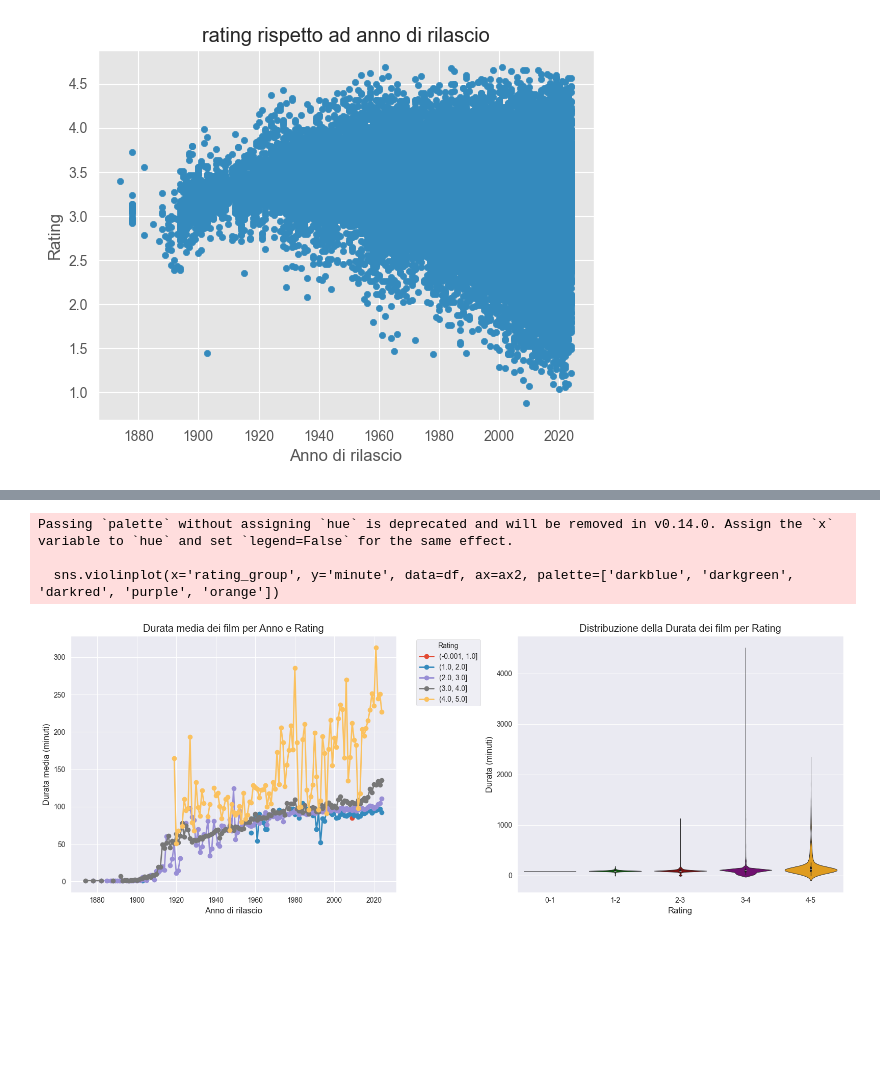
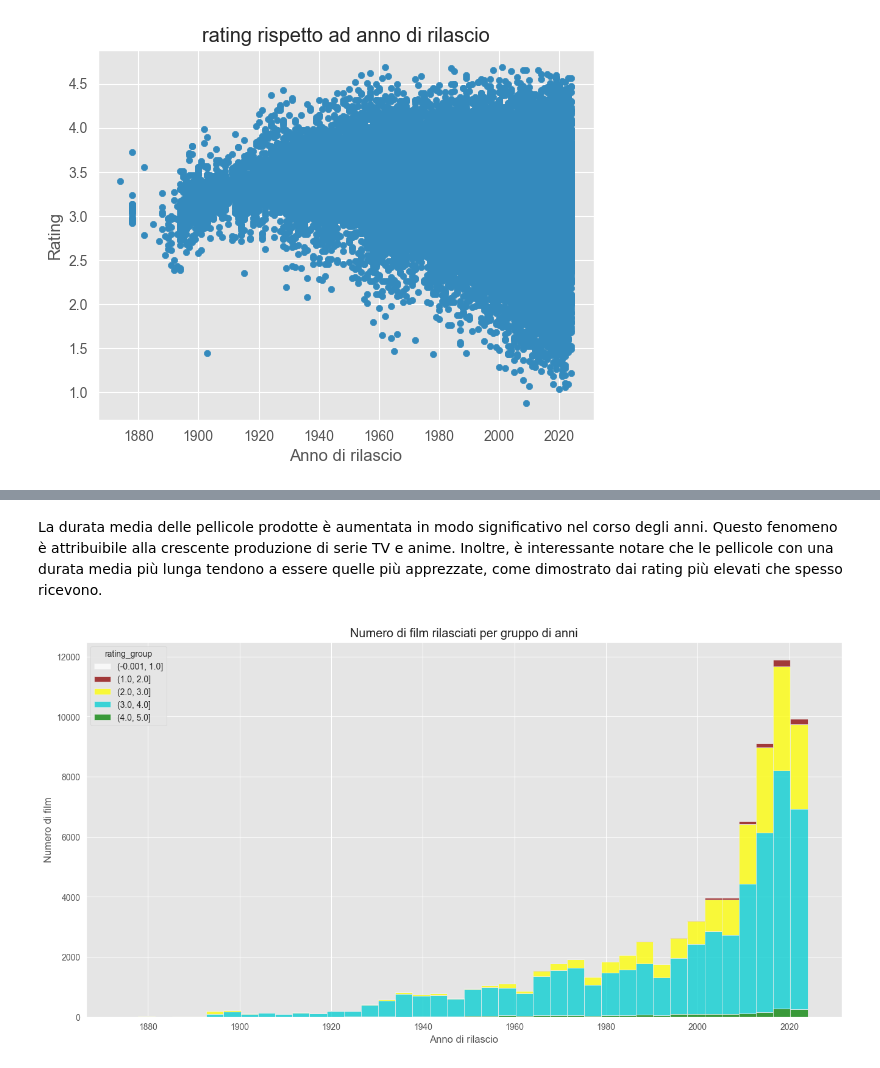
Before and after one commit to Matt1aLibera/Prog_IUM_TWEB, a Jupyter notebook: solutions/IUM/MattiaLiberatoreIUMSolution.ipynb, the cells around one changed output, grey strips where cells are left out. Cells and saved outputs as stored; diff of their text form; code cells hidden in the pictures; blank space fills up the shorter version.

Commit message:
more data analysis

```diff
--- a/solutions/IUM/MattiaLiberatoreIUMSolution.ipynb
+++ b/solutions/IUM/MattiaLiberatoreIUMSolution.ipynb
@@ -445,29 +365,34 @@ plt.show()
-# %%
-# Crea gli intervalli di rating
-df['rating_group'] = pd.cut(df['rating'], bins=[0, 1, 2, 3, 4, 5], include_lowest=True)
-
-# Crea una figura con due subplot affiancati
-fig, (ax1, ax2) = plt.subplots(1, 2, figsize=(16, 6))
-
-# Grafico a linee per la durata media
-df_avg = df.groupby(['release_year', 'rating_group'], observed=True)['minute'].mean().unstack()
-df_avg.plot(kind='line', ax=ax1, marker='o', linestyle='-', linewidth=2)
-ax1.set_xlabel('Anno di rilascio')
-ax1.set_ylabel('Durata media (minuti)')
-ax1.set_title('Durata media dei film per Anno e Rating')
-ax1.legend(title='Rating', bbox_to_anchor=(1.05, 1), loc='upper left')
-
-# Violin plot per la distribuzione della durata dei film per rating
-sns.violinplot(x='rating_group', y='minute', data=df, ax=ax2, palette=['darkblue', 'darkgreen', 'darkred', 'purple', 'orange'])
-ax2.set_xlabel('Rating')
-ax2.set_ylabel('Durata (minuti)')
-ax2.set_title('Distribuzione della Durata dei film per Rating')
-ax2.set_xticklabels(['0-1', '1-2', '2-3', '3-4', '4-5'])  # Etichette più leggibil
-
-plt.tight_layout()
-plt.show()
-# %% [output]
-Passing `palette` without assigning `hue` is deprecated and will be removed in v0.14.0. Assign the `x` variable to `hue` and set `legend=False` for the same effect.
-
-  sns.violinplot(x='rating_group', y='minute', data=df, ax=ax2, palette=['darkblue', 'darkgreen', 'darkred', 'purple', 'orange'])
-[figure, removed]
+# %% [markdown]
+La durata media delle pellicole prodotte è aumentata in modo significativo nel corso degli anni. Questo fenomeno è attribuibile alla crescente produzione di serie TV e anime. Inoltre, è interessante notare che le pellicole con una durata media più lunga tendono a essere quelle più apprezzate, come dimostrato dai rating più elevati che spesso ricevono.
+# %%
+# Trova l'anno minimo e massimo
+anno_min = int(df['release_year'].min())
+anno_max = int(df['release_year'].max())
+
+# Crea gli intervalli di anni (ogni 4 anni)
+bins_anni = np.arange(anno_min, anno_max + 4, 4)  # Intervalli di 4 anni
+
+# Raggruppa gli anni in questi intervalli
+df['year_group'] = pd.cut(df['release_year'], bins=bins_anni, include_lowest=True)
+
+# Converti 'rating_group' in una variabile categorica e inverti l'ordine delle categorie
+df['rating_group'] = df['rating_group'].astype('category')
+df['rating_group'] = df['rating_group'].cat.reorder_categories(
+    df['rating_group'].cat.categories[::-1], ordered=True
+)
+
+# Crea un grafico a barre sovrapposte
+plt.figure(figsize=(16, 8))
+ax = sns.histplot(data=df, x='release_year', hue='rating_group', bins=len(bins_anni) - 1, multiple='stack', palette=custom_palette)
+
+# Aggiungi la legenda
+handles, labels = ax.get_legend_handles_labels()
+if handles:  # Verifica se ci sono elementi nella legenda
+    plt.legend(handles, labels, title='Rating', bbox_to_anchor=(1.05, 1), loc='upper left')
+
+plt.title('Numero di film rilasciati per gruppo di anni')
+plt.xlabel('Anno di rilascio')
+plt.ylabel('Numero di film')
+plt.show()
+# %% [output]
+[figure, added]
```
Also changed, not shown: parts of 13 cells of this notebook.
